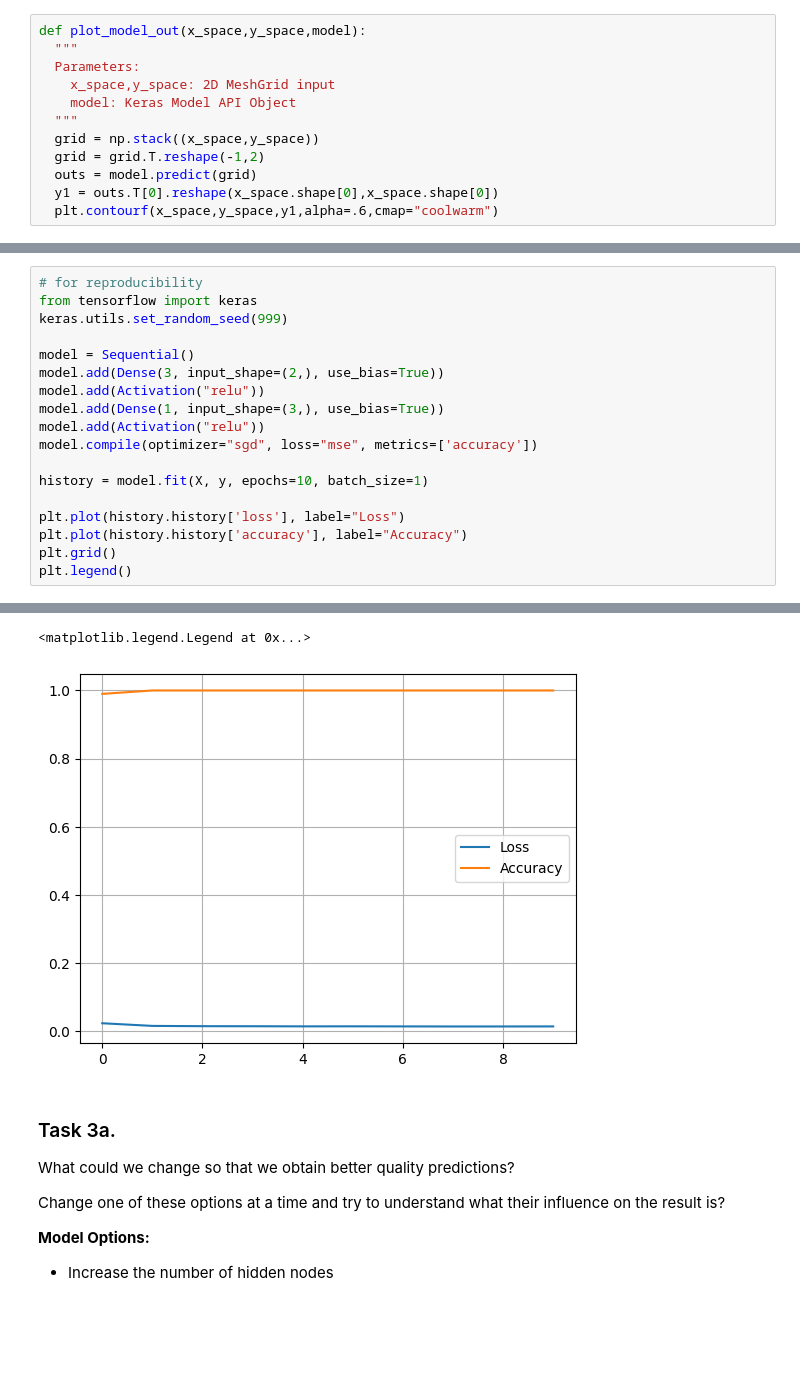
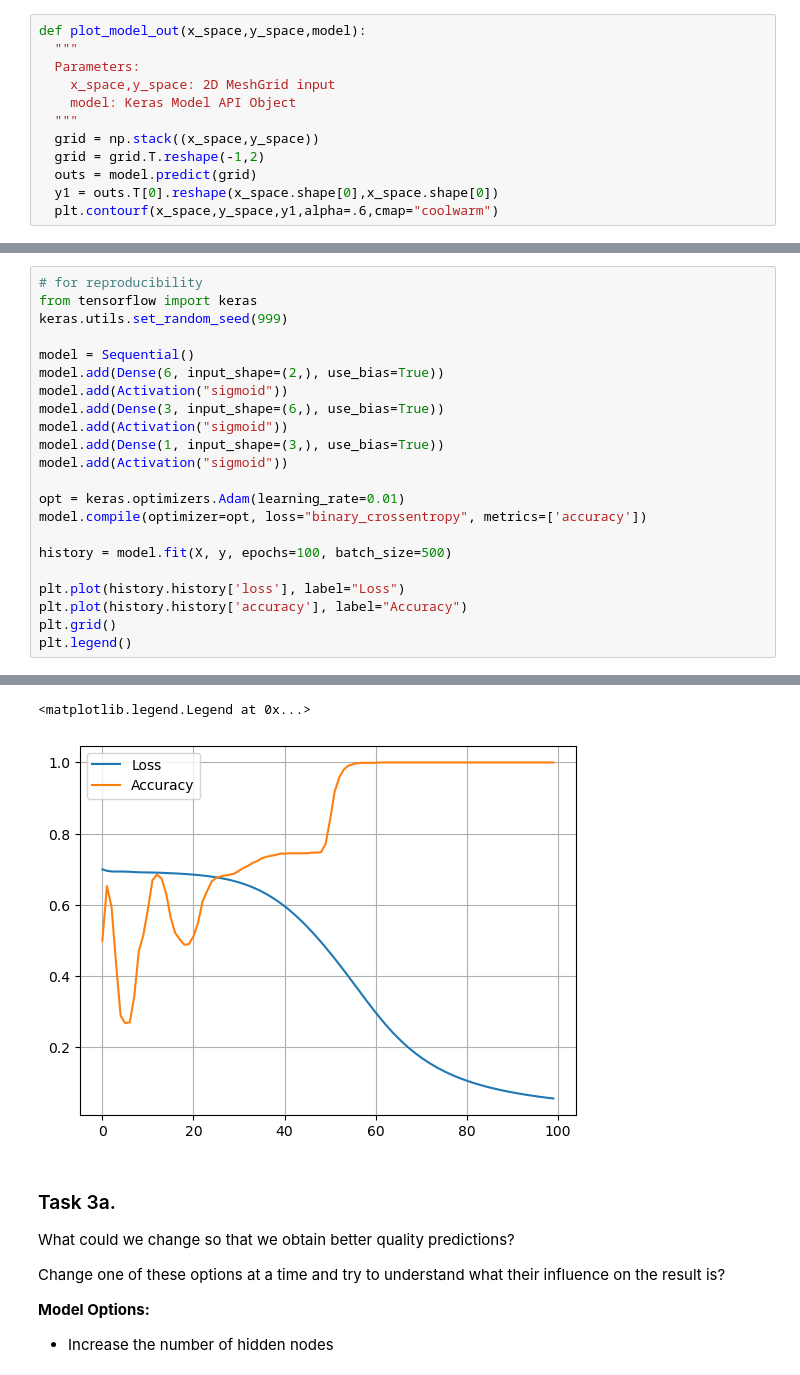
Before and after one commit to FPGSchiba/zhaw-bachelor, a Jupyter notebook: semester-5/machine-learning-1/L06_Neural_Networks_ASSIGNMENT.ipynb, the cells around one changed output, grey strips where cells are left out. Drawn from its saved outputs; the diff is of its cells as text; blank space fills up the shorter version.

```diff
--- a/semester-5/machine-learning-1/L06_Neural_Networks_ASSIGNMENT.ipynb
+++ b/semester-5/machine-learning-1/L06_Neural_Networks_ASSIGNMENT.ipynb
@@ -526,13 +534,17 @@ from tensorflow import keras
 keras.utils.set_random_seed(999)
 
 model = Sequential()
-model.add(Dense(3, input_shape=(2,), use_bias=True))
-model.add(Activation("relu"))
+model.add(Dense(6, input_shape=(2,), use_bias=True))
+model.add(Activation("sigmoid"))
+model.add(Dense(3, input_shape=(6,), use_bias=True))
+model.add(Activation("sigmoid"))
 model.add(Dense(1, input_shape=(3,), use_bias=True))
-model.add(Activation("relu"))
-model.compile(optimizer="sgd", loss="mse", metrics=['accuracy'])
+model.add(Activation("sigmoid"))
 
-history = model.fit(X, y, epochs=10, batch_size=1)
+opt = keras.optimizers.Adam(learning_rate=0.01)
+model.compile(optimizer=opt, loss="binary_crossentropy", metrics=['accuracy'])
+
+history = model.fit(X, y, epochs=100, batch_size=500)
 
 plt.plot(history.history['loss'], label="Loss")
 plt.plot(history.history['accuracy'], label="Accuracy")
@@ -562,5 +571,5 @@ Epoch 10/10
 <matplotlib.legend.Legend at 0x...>
-[figure, old version]
+[figure, new version]
 # %% [markdown]
 ### Task 3a.
 
```
Also changed, not shown: parts of 13 cells of this notebook, 1 other file.
